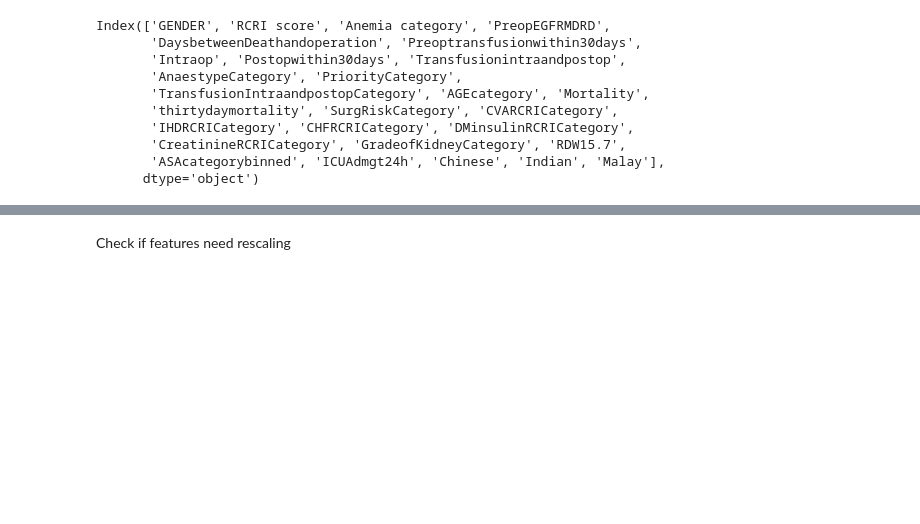
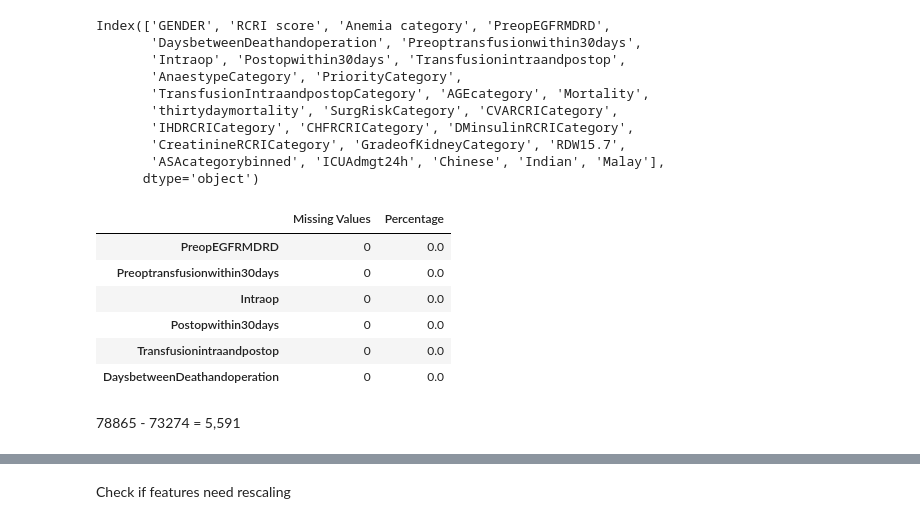
Before and after one commit to Mingtaros/CARES_Analytics, a Jupyter notebook: notebooks/Regression-DaysbetweenDeathandoperation.ipynb, the cells around one changed output, grey strips where cells are left out. Drawn from its saved outputs; the diff is of its cells as text; code cells hidden in the pictures; blank space fills up the shorter version.

```diff
--- a/notebooks/Regression-DaysbetweenDeathandoperation.ipynb
+++ b/notebooks/Regression-DaysbetweenDeathandoperation.ipynb
@@ -51,3 +52,35 @@ days_cares = days_cares.dropna(how='any')
+# %%
+def check_missing_values(df):
+    """
+    This function checks for missing values in each column of a DataFrame.
+
+    Parameters:
+    df (pandas.DataFrame): The DataFrame to check for missing values.
+
+    Returns:
+    pandas.DataFrame: A DataFrame containing the count and percentage of missing values for each column.
+    """
+    missing_values = df.isnull().sum()
+    missing_percentage = (missing_values / len(df)) * 100
+
+    missing_df = pd.DataFrame({
+        'Missing Values': missing_values,
+        'Percentage': missing_percentage
+    })
+
+    return missing_df
+
+check_missing_values(days_cares)
+# %% [output]
+|  | Missing Values | Percentage |
+| PreopEGFRMDRD | 0 | 0.0 |
+| Preoptransfusionwithin30days | 0 | 0.0 |
+| Intraop | 0 | 0.0 |
+| Postopwithin30days | 0 | 0.0 |
+| Transfusionintraandpostop | 0 | 0.0 |
+| DaysbetweenDeathandoperation | 0 | 0.0 |
+# %% [markdown]
+78865 - 73274 = 5,591
 # %%
 days_cares.shape
 # %% [output]
```
Also changed, not shown: parts of 17 cells of this notebook.
